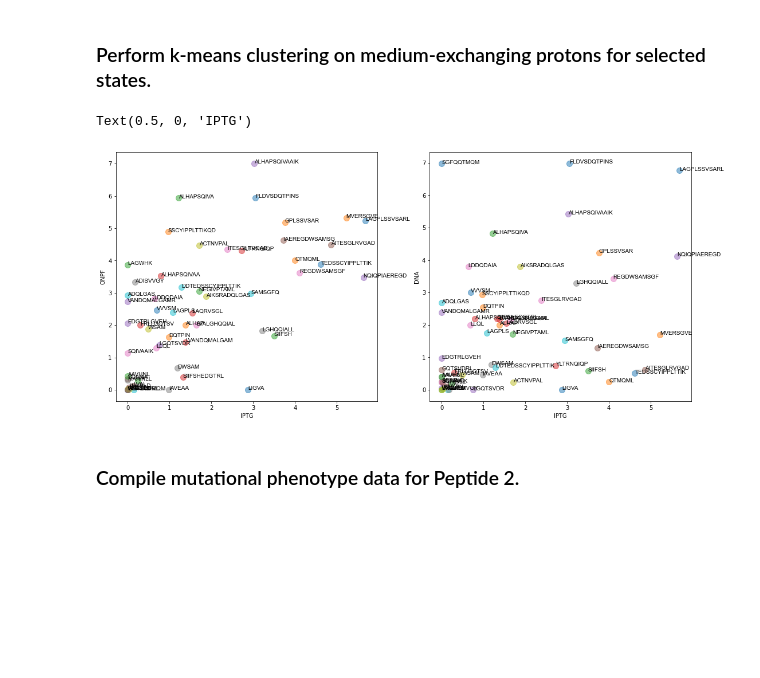
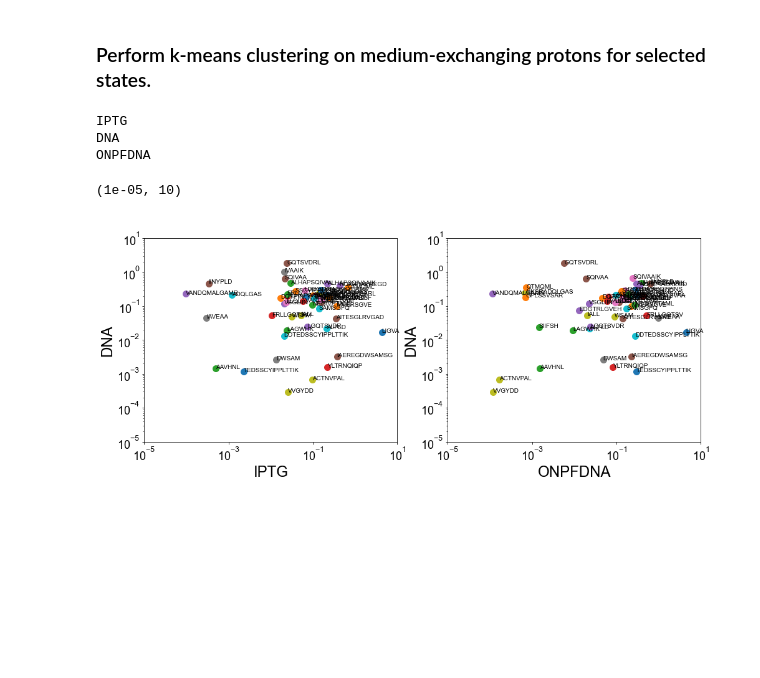
Before and after one commit to anumazam/LacI_HDX, a Jupyter notebook: 20210530_clustering.ipynb, the cells around one changed output. Drawn from its saved outputs; the diff is of its cells as text; code cells hidden in the pictures; blank space fills up the shorter version.

Commit message:
more graphs

```diff
--- a/20210530_clustering.ipynb
+++ b/20210530_clustering.ipynb
@@ -244,71 +226,94 @@ for [peptide] in all_peptides:
 
 state1 = str(peptide_params_dict.get(peptide)[0].keys())
 state1 = state1[12:-3]
+print(state1)
 
 state2 = str(peptide_params_dict.get(peptide)[1].keys())
 state2 = state2[12:-3]
+print(state2)
 
 state3 = str(peptide_params_dict.get(peptide)[2].keys())
 state3 = state3[12:-3]
+print(state3)
+
+#     return max_protons - a * np.exp(-d * x) - b * np.exp(-e * x) - c * np.exp(-f * x) - g
+#     return max_protons - b * np.exp(-e * x) - c * np.exp(-f * x) - g
 
 for peptide in peptide_params_dict.keys():
     state1_params = []
-    for x in peptide_params_dict.get(peptide)[0].values(): # IPTG state only
+    for x in peptide_params_dict.get(peptide)[0].values():
         for y in x:
             state1_params.append(y)
-    state1_med = state1_params[1] # number of medium-exchanging protons for this peptide
+    if len(state1_params) > 5:
+        state1_med = (state1_params[1]*state1_params[4]) + (state1_params[2]*state1_params[5])
+    else:
+        state1_med = (state1_params[0]*state1_params[3]) + (state1_params[1]*state1_params[4])
 
     state2_params = []
-    for x in peptide_params_dict.get(peptide)[1].values(): # ONPF state only
+    for x in peptide_params_dict.get(peptide)[1].values():
         for y in x:
             state2_params.append(y)
-    state2_med = state2_params[1] # number of medium-exchanging protons for this peptide
+    if len(state2_params) > 5:
+        state2_med = (state2_params[1]*state2_params[4]) + (state2_params[2]*state2_params[5])
+    else:
+        state2_med = (state2_params[0]*state2_params[3]) + (state2_params[1]*state2_params[4])
 
     state3_params = []
-    for x in peptide_params_dict.get(peptide)[2].values(): # DNA state only
+    for x in peptide_params_dict.get(peptide)[2].values():
         for y in x:
             state3_params.append(y)
-    state3_med = state3_params[1] # number of medium-exchanging protons for this peptide
+    if len(state3_params) > 5:
+        state3_med = (state3_params[1]*state3_params[4]) + (state3_params[2]*state3_params[5])
+    else:
+        state3_med = (state3_params[0]*state3_params[3]) + (state3_params[1]*state3_params[4])
 
     temp_tuple = (state1_med, state2_med)
     compare_med_dict[peptide] = temp_tuple
 
-    temp_tuple_ = (state1_med, state3_med)
+    temp_tuple_ = (state2_med, state3_med)
     compare_med_dict_[peptide] = temp_tuple_
 
 font = {'family' : 'Arial',
         'weight' : 'normal',
-        'size'   : 36
+        'size'   : 18
        }
-axes = {'titlesize' : 36,
+axes = {'titlesize' : 24,
         'titleweight' : 'bold',
-        'labelsize' : 36
+        'labelsize' : 24
        }
 
-figure, (ax1, ax2) = plt.subplots(1, 2, figsize=(18,8))
+plt.rc('font', **font)
+plt.rc('axes', **axes)
+plt.rc('lines', lw = 3)
+
+figure, (ax1, ax2) = plt.subplots(1, 2, figsize=(16,6))
 
 for key in compare_med_dict:
-    ax1.plot(compare_med_dict.get(key)[0], compare_med_dict.get(key)[1], 'o', markersize = 10, alpha = 0.5)
-    ax1.annotate(key, (compare_med_dict.get(key)[0], compare_med_dict.get(key)[1]), font = 'Arial')
+    ax1.plot(compare_med_dict.get(key)[0], compare_med_dict.get(key)[1], 'o', markersize = 10 )
+    ax1.annotate(key, (compare_med_dict.get(key)[0], compare_med_dict.get(key)[1]), font = 'Arial', fontsize = 10)
 for key in compare_med_dict_:
-    ax2.plot(compare_med_dict_.get(key)[0], compare_med_dict_.get(key)[1], 'o', markersize = 10, alpha = 0.5)
-    ax2.annotate(key, (compare_med_dict_.get(key)[0], compare_med_dict_.get(key)[1]), font = 'Arial')
+    ax2.plot(compare_med_dict_.get(key)[1], compare_med_dict_.get(key)[0], 'o', markersize = 10)
+    ax2.annotate(key, (compare_med_dict_.get(key)[1], compare_med_dict_.get(key)[0]), font = 'Arial', fontsize = 10)
 
 ax1.set_ylabel(state2)
 ax1.set_xlabel(state1)
-ax2.set_ylabel(state3)
-ax2.set_xlabel(state1)
+ax2.set_ylabel(state2)
+ax2.set_xlabel(state3)
 # ax1.set_title(str(peptide1_first_res) + ' - ' + peptide_input1)
 # ax2.set_title(str(peptide2_first_res) + ' - ' + peptide_input2)
-# ax1.set_xscale('log')
-# ax1.set_yscale('log')
-# ax2.set_xscale('log')
-# ax1.set_ylim(0, len(peptide_input1) - 2 - peptide_input1[2:].count('P') + 0.25)
-# ax2.set_ylim(0, len(peptide_input2) - 2 - peptide_input2[2:].count('P')+ 0.25)
+ax1.set_xscale('log')
+ax1.set_yscale('log')
+ax2.set_xscale('log')
+ax2.set_yscale('log')
+ax1.set_ylim(.00001, 10)
+ax2.set_ylim(.00001, 10)
+ax1.set_xlim(.00001, 10)
+ax2.set_xlim(.00001, 10)
 # ax1.yaxis.set_major_formatter(FormatStrFormatter('%.1f'))
 # ax2.yaxis.set_major_formatter(FormatStrFormatter('%.1f'))
 # %% [output]
-Text(0.5, 0, 'IPTG')
+IPTG
+DNA
+ONPFDNA
+(1e-05, 10)
-[figure, old version]
+[figure, new version]
-# %% [markdown]
-### Compile mutational phenotype data for Peptide 2.
```
Also changed, not shown: parts of 2 cells of this notebook.
